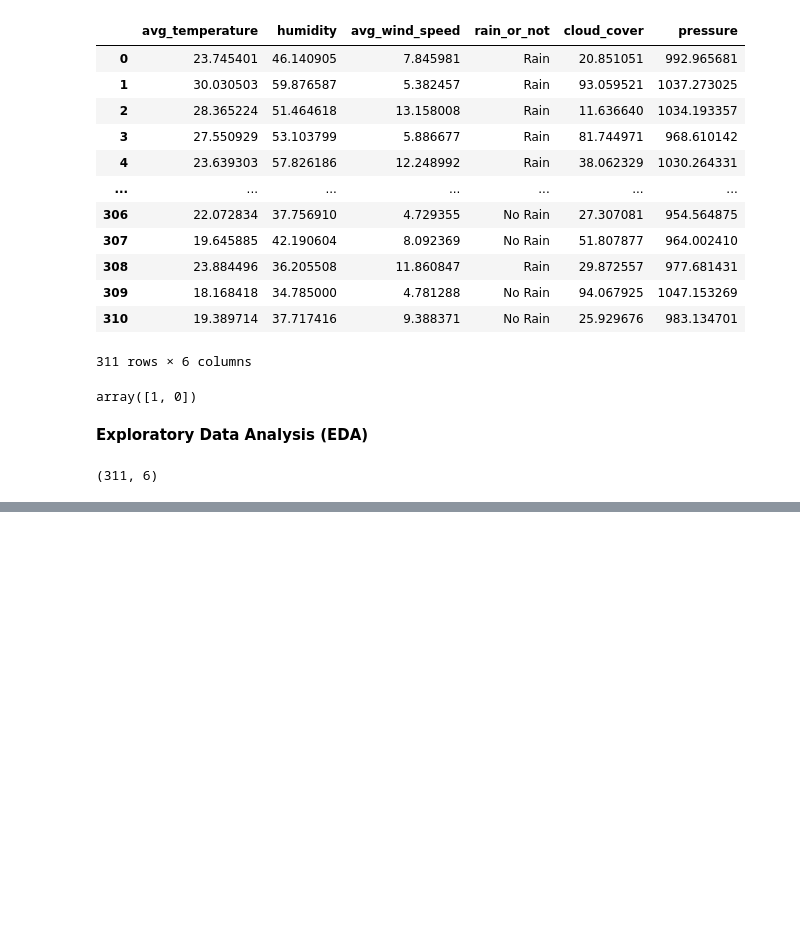
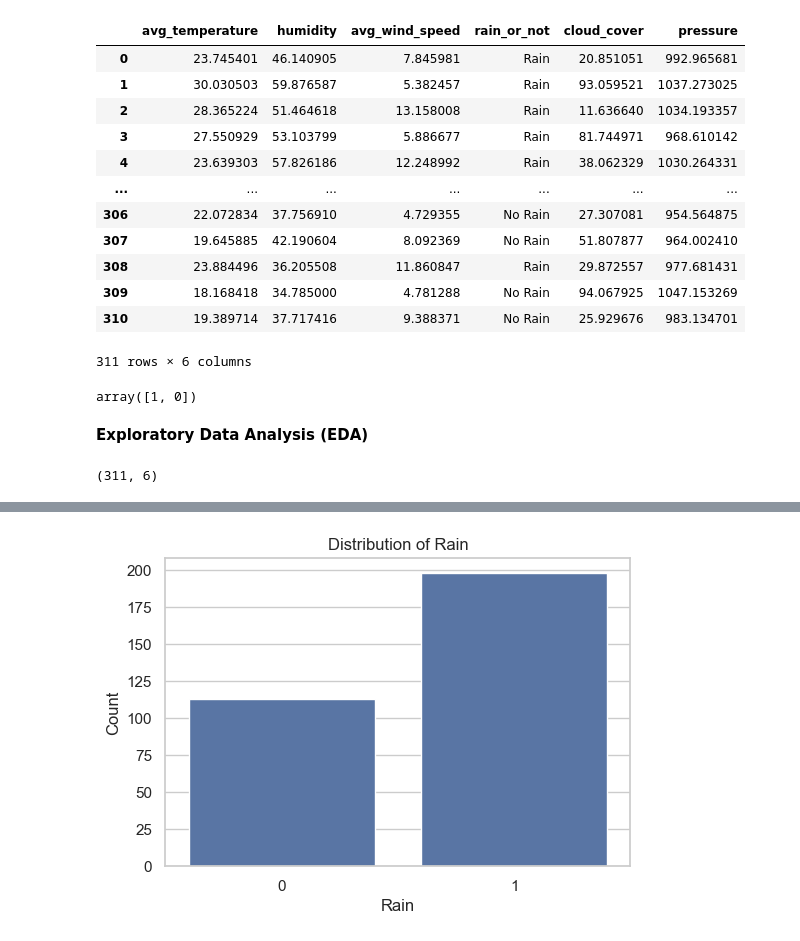
Before and after one commit to nadunhasalanka/RainPrediction_ML, a Jupyter notebook: Rain Prediction Ml.ipynb, the cells around one changed output, grey strips where cells are left out. Saved outputs shown, nothing was run; the diff lists cells and outputs as text; code cells hidden in the pictures; blank space fills up the shorter version.

```diff
--- a/Rain Prediction Ml.ipynb
+++ b/Rain Prediction Ml.ipynb
@@ -126,0 +151,9 @@ sns.set(style="whitegrid")
+# %%
+plt.figure(figsize=(6,4))
+sns.countplot(x="rain_or_not", data = data)
+plt.title("Distribution of Rain")
+plt.xlabel("Rain")
+plt.ylabel("Count")
+plt.show()
+# %% [output]
+[figure, added]
```
Also changed, not shown: parts of 21 cells of this notebook.
